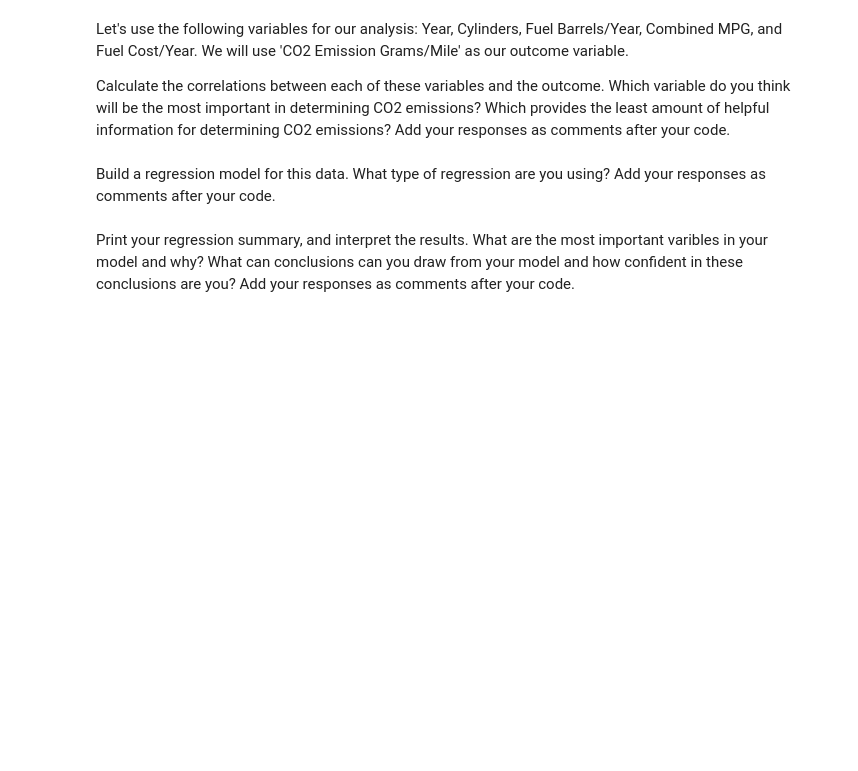
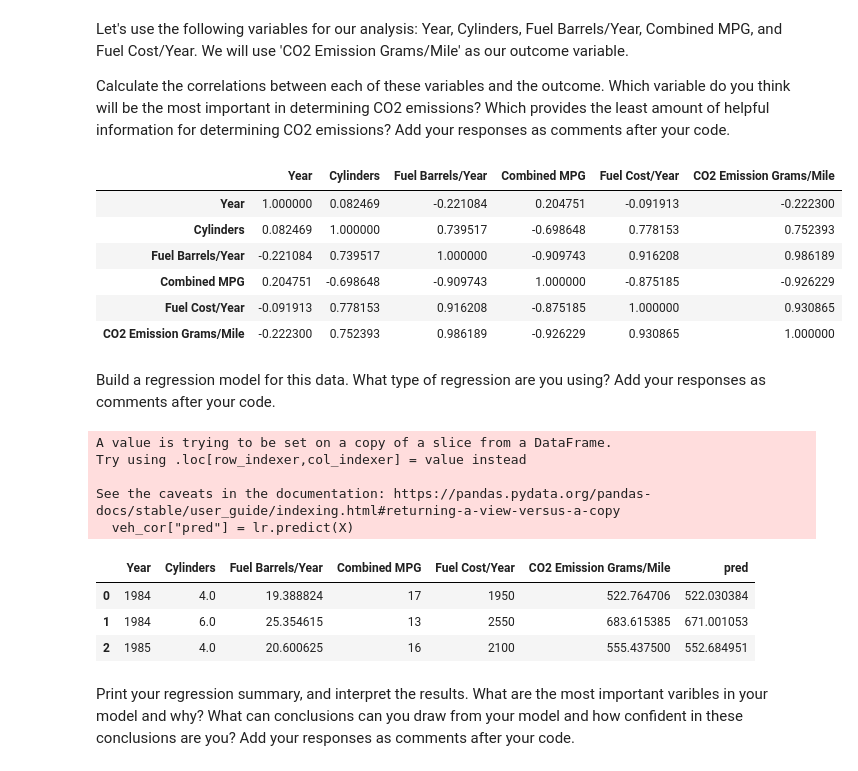
Before and after one commit to Ironhack-Data-Madrid-Octubre-2021/-lab-regression-analysis, a Jupyter notebook: your-code.ipynb, the cells around one changed output. Saved outputs shown, nothing was run; the diff lists cells and outputs as text; code cells hidden in the pictures; blank space fills up the shorter version.

```diff
--- a/your-code.ipynb
+++ b/your-code.ipynb
@@ -140,2 +146,13 @@ Calculate the correlations between each of these variables and the outcome. Whic
+# %%
+veh_cor = veh[["Year","Cylinders", "Fuel Barrels/Year", "Combined MPG","Fuel Cost/Year","CO2 Emission Grams/Mile"]]
+veh_cor.corr()
+# %% [output]
+|  | Year | Cylinders | Fuel Barrels/Year | Combined MPG | Fuel Cost/Year | CO2 Emission Grams/Mile |
+| Year | 1.000000 | 0.082469 | -0.221084 | 0.204751 | -0.091913 | -0.222300 |
+| Cylinders | 0.082469 | 1.000000 | 0.739517 | -0.698648 | 0.778153 | 0.752393 |
+| Fuel Barrels/Year | -0.221084 | 0.739517 | 1.000000 | -0.909743 | 0.916208 | 0.986189 |
+| Combined MPG | 0.204751 | -0.698648 | -0.909743 | 1.000000 | -0.875185 | -0.926229 |
+| Fuel Cost/Year | -0.091913 | 0.778153 | 0.916208 | -0.875185 | 1.000000 | 0.930865 |
+| CO2 Emission Grams/Mile | -0.222300 | 0.752393 | 0.986189 | -0.926229 | 0.930865 | 1.000000 |
 # %% [markdown]
 Build a regression model for this data. What type of regression are you using? Add your responses as comments after your code.
@@ -144,2 +162,18 @@ Build a regression model for this data. What type of regression are you using? A
+# %%
+lr.fit(X,y)
+veh_cor["pred"] = lr.predict(X)
+# %% [output]
+A value is trying to be set on a copy of a slice from a DataFrame.
+Try using .loc[row_indexer,col_indexer] = value instead
+
+See the caveats in the documentation: https://pandas.pydata.org/pandas-docs/stable/user_guide/indexing.html#returning-a-view-versus-a-copy
+  veh_cor["pred"] = lr.predict(X)
+# %%
+veh_cor.head(3)
+# %% [output]
+|  | Year | Cylinders | Fuel Barrels/Year | Combined MPG | Fuel Cost/Year | CO2 Emission Grams/Mile | pred |
+| 0 | 1984 | 4.0 | 19.388824 | 17 | 1950 | 522.764706 | 522.030384 |
+| 1 | 1984 | 6.0 | 25.354615 | 13 | 2550 | 683.615385 | 671.001053 |
+| 2 | 1985 | 4.0 | 20.600625 | 16 | 2100 | 555.437500 | 552.684951 |
 # %% [markdown]
 Print your regression summary, and interpret the results. What are the most important varibles in your model and why? What can conclusions can you draw from your model and how confident in these conclusions are you? Add your responses as comments after your code.
```
Also changed, not shown: parts of 11 cells of this notebook.
